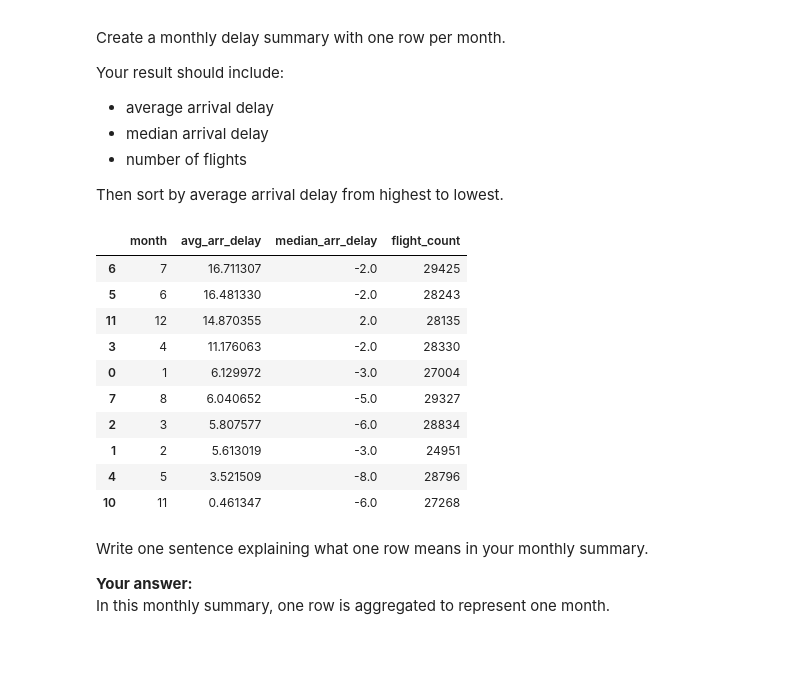
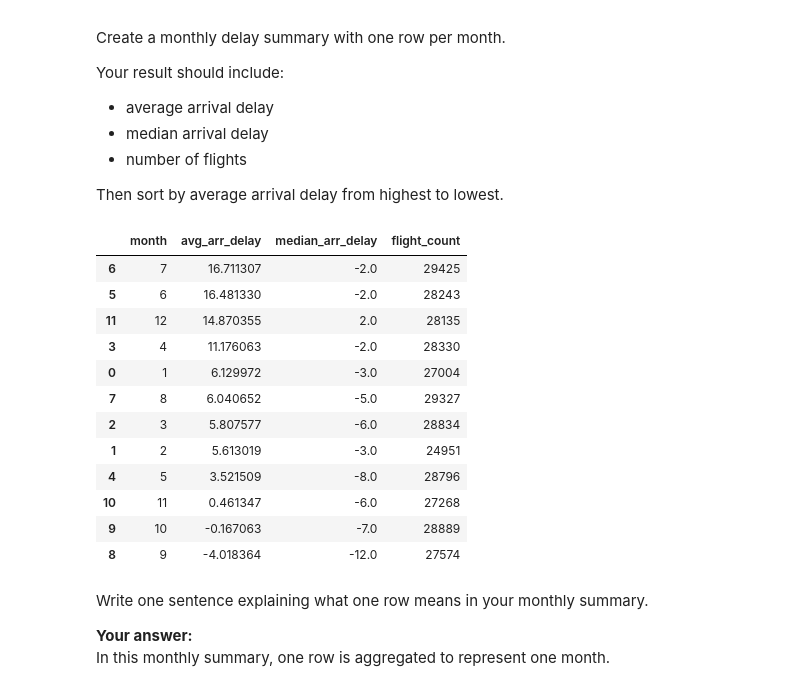
Before and after one commit to JonathanStachowiak/ban6003-week-07-08aggregation-integration-template-JonathanStachowiak, a Jupyter notebook: notebooks/module7_aggregation_reshaping_guided_lab.ipynb, the cells around one changed output. Drawn from its saved outputs; the diff is of its cells as text; code cells hidden in the pictures; blank space fills up the shorter version.

```diff
--- a/notebooks/module7_aggregation_reshaping_guided_lab.ipynb
+++ b/notebooks/module7_aggregation_reshaping_guided_lab.ipynb
@@ -241,25 +241,27 @@ Then sort by average arrival delay from highest to lowest.
 # %%
 # Your Turn 2
 # Create one row per month with average arrival delay, median arrival delay, and flight count.
 month_summary = flights.groupby("month").agg(
     avg_arr_delay=("arr_delay", "mean"),
     median_arr_delay=("arr_delay", "median"),
     flight_count=("flight", "count")
-).reset_index().sort_values("avg_arr_delay", ascending=False).head(10)
+).reset_index().sort_values("avg_arr_delay", ascending=False)
 
 month_summary
 # %% [output]
 |  | month | avg_arr_delay | median_arr_delay | flight_count |
 | 6 | 7 | 16.711307 | -2.0 | 29425 |
 | 5 | 6 | 16.481330 | -2.0 | 28243 |
 | 11 | 12 | 14.870355 | 2.0 | 28135 |
 | 3 | 4 | 11.176063 | -2.0 | 28330 |
 | 0 | 1 | 6.129972 | -3.0 | 27004 |
 | 7 | 8 | 6.040652 | -5.0 | 29327 |
 | 2 | 3 | 5.807577 | -6.0 | 28834 |
 | 1 | 2 | 5.613019 | -3.0 | 24951 |
 | 4 | 5 | 3.521509 | -8.0 | 28796 |
 | 10 | 11 | 0.461347 | -6.0 | 27268 |
+| 9 | 10 | -0.167063 | -7.0 | 28889 |
+| 8 | 9 | -4.018364 | -12.0 | 27574 |
 # %% [markdown]
 Write one sentence explaining what one row means in your monthly summary.
 
```
Also changed, not shown: parts of 2 cells of this notebook.
